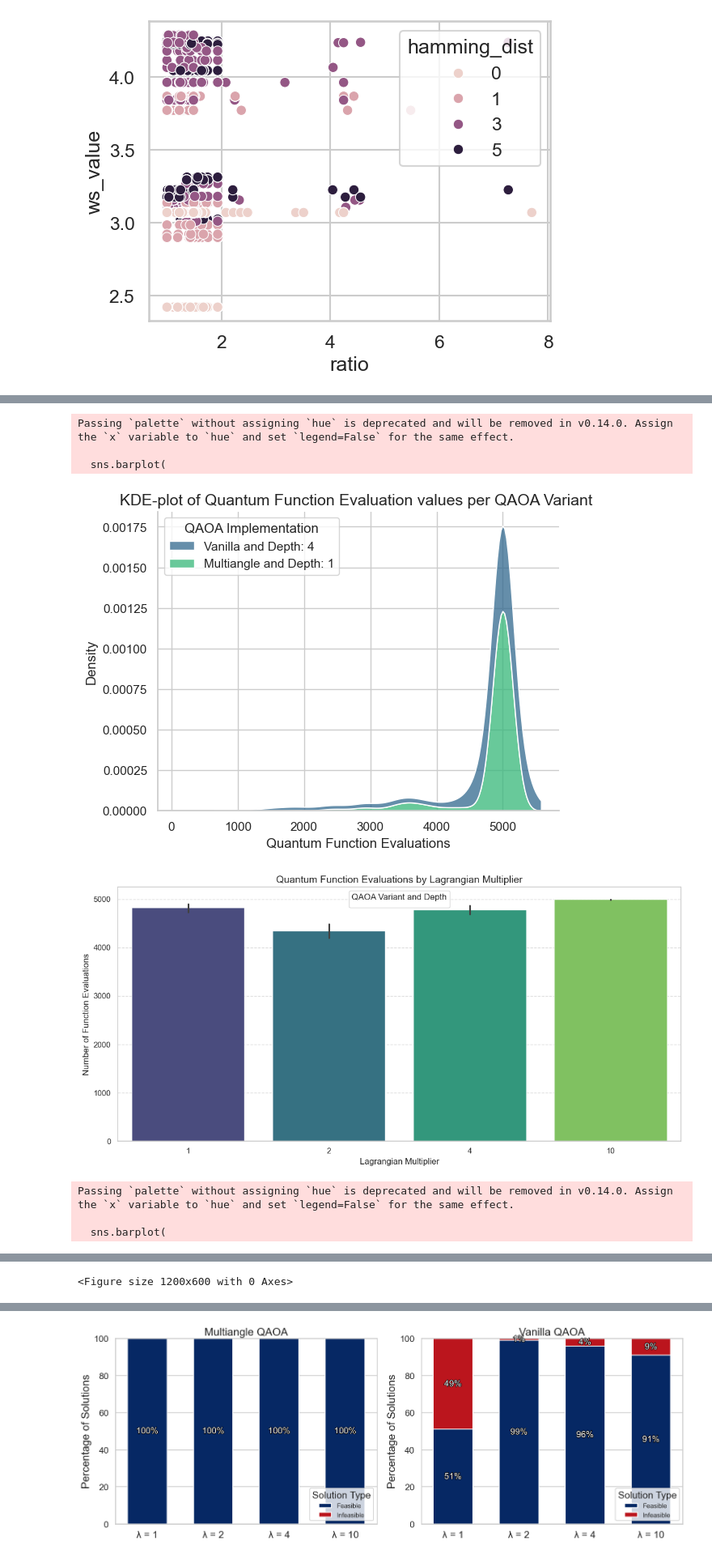
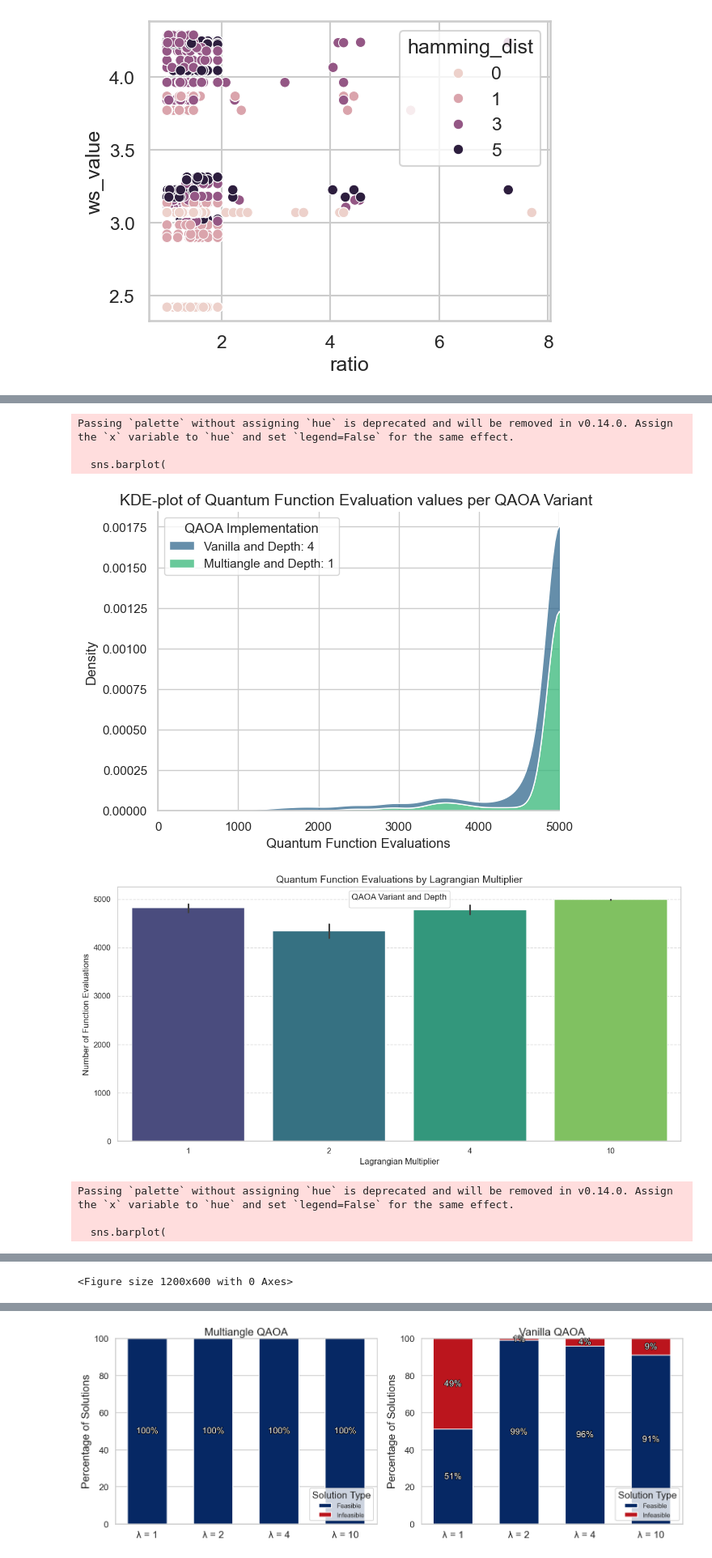
Before and after one commit to Smeidir/QAOA, a Jupyter notebook: results_visualizer.ipynb, the cells around one changed output, grey strips where cells are left out. Shown at 81% size. Drawn from its saved outputs; the diff is of its cells as text; code cells hidden in the pictures.

```diff
--- a/results_visualizer.ipynb
+++ b/results_visualizer.ipynb
@@ -805,7 +805,9 @@ plt.show()
 
 sns.kdeplot(data= subset, x = 'quantum_func_evals' , hue='QAOA Implementation', multiple='stack',palette='viridis')
 plt.title('KDE-plot of Quantum Function Evaluation values per QAOA Variant ', fontsize=14)
+plt.xlim((0,5000))
 sns.despine()
+
 plt.xlabel('Quantum Function Evaluations', fontsize= 12)
 plt.savefig('lagrangian_kdeplot.pdf', bbox_inches='tight')
 
@@ -814,7 +816,7 @@ plt.figure(figsize=(12, 6))
 
 # Create the boxplot to show distribution
 sns.barplot(
-    data=feasible_df,
+    data=subset,
     x='lagrangian_multiplier',
     y='quantum_func_evals',
     palette='viridis'
@@ -835,7 +837,7 @@ plt.figure(figsize=(12, 6))
 
 
 sns.barplot(
-    data=feasible_df,
+    data=subset,
     x='lagrangian_multiplier',
     y='time_elapsed',
     palette='viridis'
@@ -899,34 +901,34 @@ sns.barplot(
     palette='viridis'
 )
 
 # Customize the plot
 plt.title('Quantum Function Evaluations by Lagrangian Multiplier', fontsize=14)
 plt.xlabel('Lagrangian Multiplier', fontsize=12)
 plt.ylabel('Number of Function Evaluations', fontsize=12)
 plt.legend(title='QAOA Variant and Depth', fontsize=10)
 plt.grid(axis='y', linestyle='--', alpha=0.7)
 plt.tight_layout()
 plt.savefig('lagrangian_func_evals.pdf', bbox_inches='tight')
 plt.show()
 
 # Create a figure for runtime by Lagrangian multiplier
 # %% [output]
 Distribution of depth and variants in the dataset:
 qaoa_variant  depth  lagrangian_multiplier
 multiangle    1      1                        100
                      2                        100
                      4                        100
                      10                       100
 vanilla       4      1                         51
                      2                         99
                      4                         96
                      10                        91
 dtype: int64
 [figure]
 Passing `palette` without assigning `hue` is deprecated and will be removed in v0.14.0. Assign the `x` variable to `hue` and set `legend=False` for the same effect.
 
   sns.barplot(
-[figure, old version]
+[figure, new version]
 [figure]
 Passing `palette` without assigning `hue` is deprecated and will be removed in v0.14.0. Assign the `x` variable to `hue` and set `legend=False` for the same effect.
 
```
Also changed, not shown: parts of 3 cells of this notebook, 14 other files.
